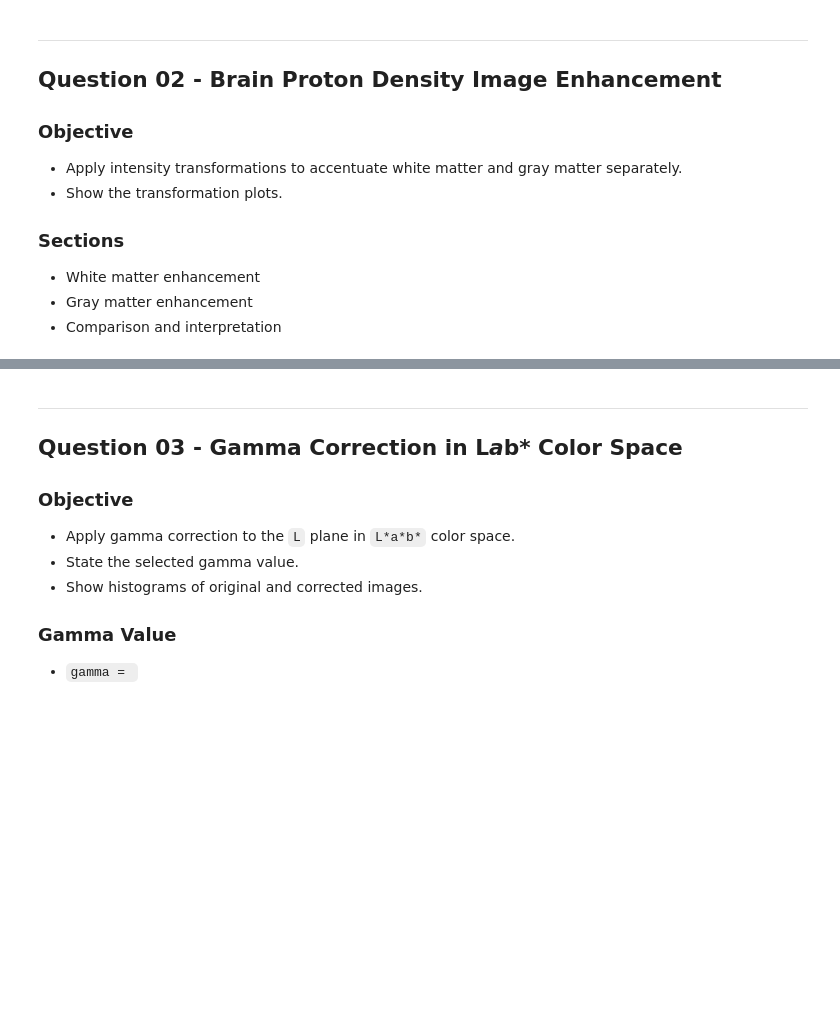
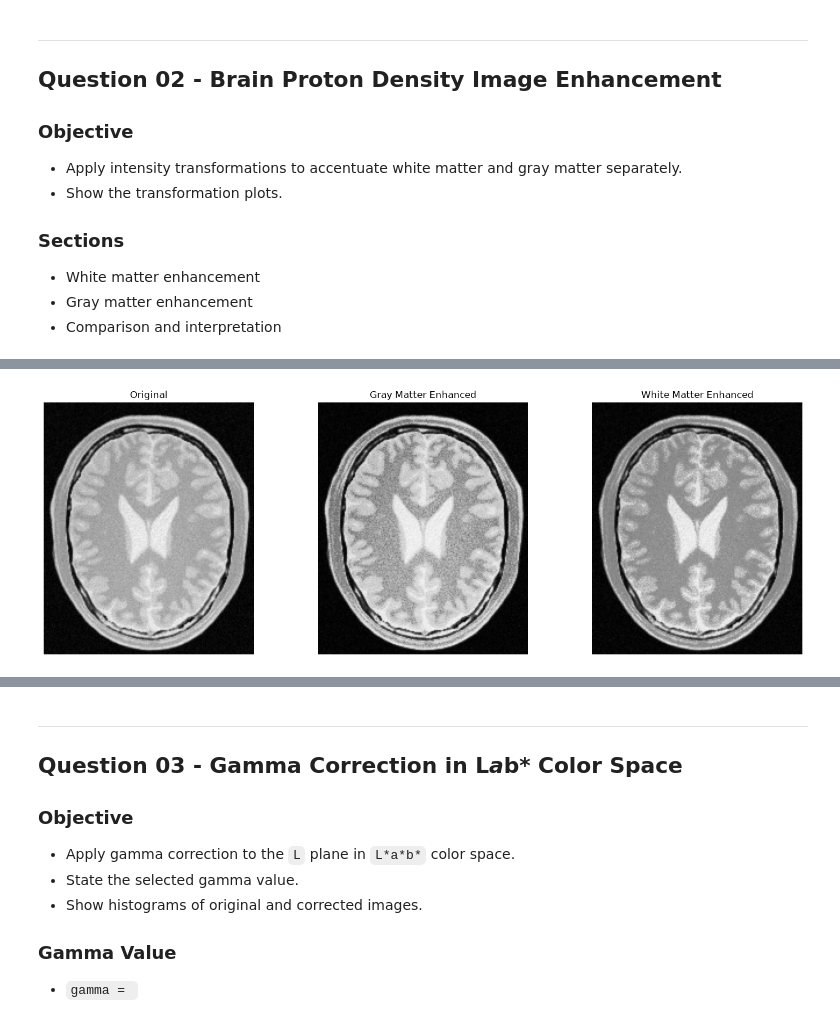
Before and after one commit to chalee88/EN3160_Assignment_1, a Jupyter notebook: assignment_01.ipynb, the cells around one changed output, grey strips where cells are left out. Saved outputs shown, nothing was run; the diff lists cells and outputs as text; code cells hidden in the pictures; blank space fills up the shorter version.

```diff
--- a/assignment_01.ipynb
+++ b/assignment_01.ipynb
@@ -251,0 +295,10 @@ plt.show()
+# %%
+# White matter enhancement - 190 - 255
+
+white_breakpoints = np.array([
+    [0,   0],
+    [150, 130],
+    [180, 155],
+    [220, 225],
+    [255, 255]
+], dtype=np.float32)
@@ -251,0 +362,26 @@ plt.show()
+# %%
+# ------------------------------------------------------------
+# 6. Compare results
+# ------------------------------------------------------------
+
+plt.figure(figsize=(15, 5))
+
+plt.subplot(1, 3, 1)
+plt.imshow(brain, cmap="gray", vmin=0, vmax=255)
+plt.title("Original")
+plt.axis("off")
+
+plt.subplot(1, 3, 2)
+plt.imshow(gray_enhanced, cmap="gray", vmin=0, vmax=255)
+plt.title("Gray Matter Enhanced")
+plt.axis("off")
+
+plt.subplot(1, 3, 3)
+plt.imshow(white_enhanced, cmap="gray", vmin=0, vmax=255)
+plt.title("White Matter Enhanced")
+plt.axis("off")
+
+plt.tight_layout()
+plt.show()
+# %% [output]
+[figure, added]
```
Also changed, not shown: parts of 13 cells of this notebook.
